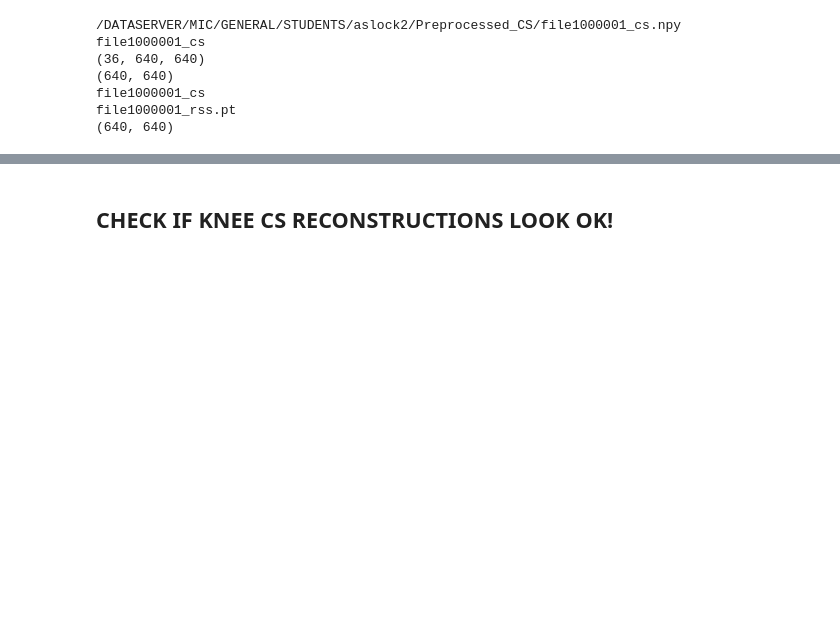
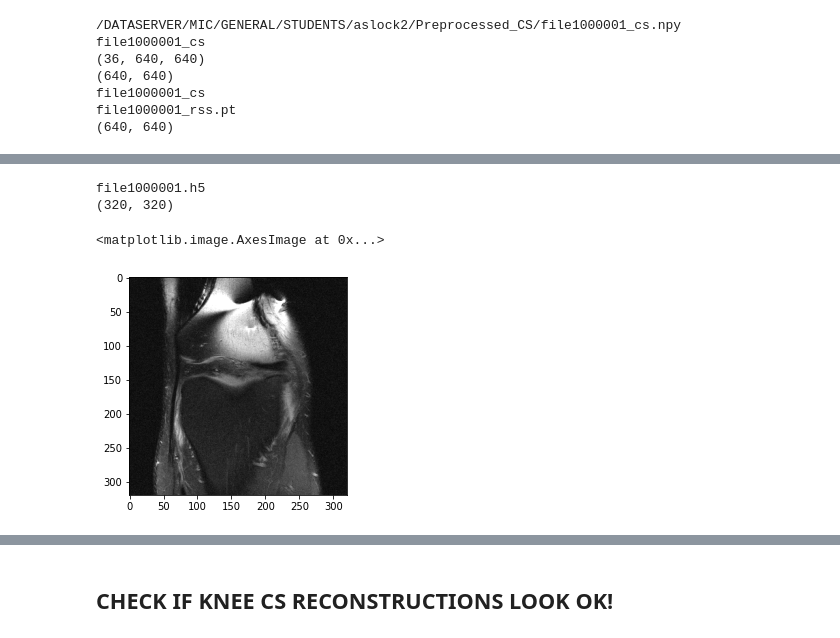
Before and after one commit to AlexSlock/fastMRI-hybrid-modelling, a Jupyter notebook: CSUNet/PreprocessingCode/preprocessing_tests.ipynb, the cells around one changed output, grey strips where cells are left out. Saved outputs shown, nothing was run; the diff lists cells and outputs as text; code cells hidden in the pictures; blank space fills up the shorter version.

```diff
--- a/CSUNet/PreprocessingCode/preprocessing_tests.ipynb
+++ b/CSUNet/PreprocessingCode/preprocessing_tests.ipynb
@@ -47,0 +124,19 @@ file1000001_rss.pt
+# %%
+## compare to original reconstruction
+hf_filename = fname.stem.replace('_cs', '') + '.h5'
+print(hf_filename)
+path_knee = "/DATASERVER/MIC/SHARED/NYU_FastMRI/Knee/multicoil_train/"
+hf = h5py.File(path_knee + hf_filename, 'r')
+orginal_rss = hf['reconstruction_rss'][slice_num]
+print(orginal_rss.shape)
+# first normalize as well
+original_rss_torch =  T.to_tensor(orginal_rss)
+original_rss_torch =  T.normalize(original_rss_torch, mean, std, eps=1e-11)
+original_rss_torch = original_rss_torch.clamp(-6, 6)
+
+plt.imshow(original_rss_torch, cmap='gray')
+# %% [output]
+file1000001.h5
+(320, 320)
+<matplotlib.image.AxesImage at 0x...>
+[figure, added]
```
Also changed, not shown: parts of 14 cells of this notebook, 6 other files.
